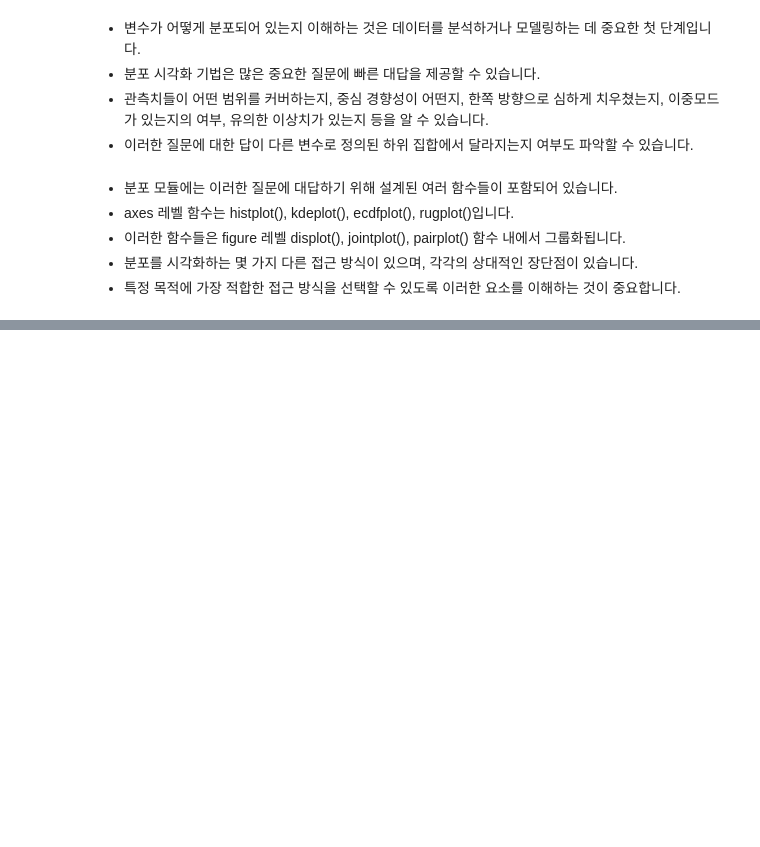
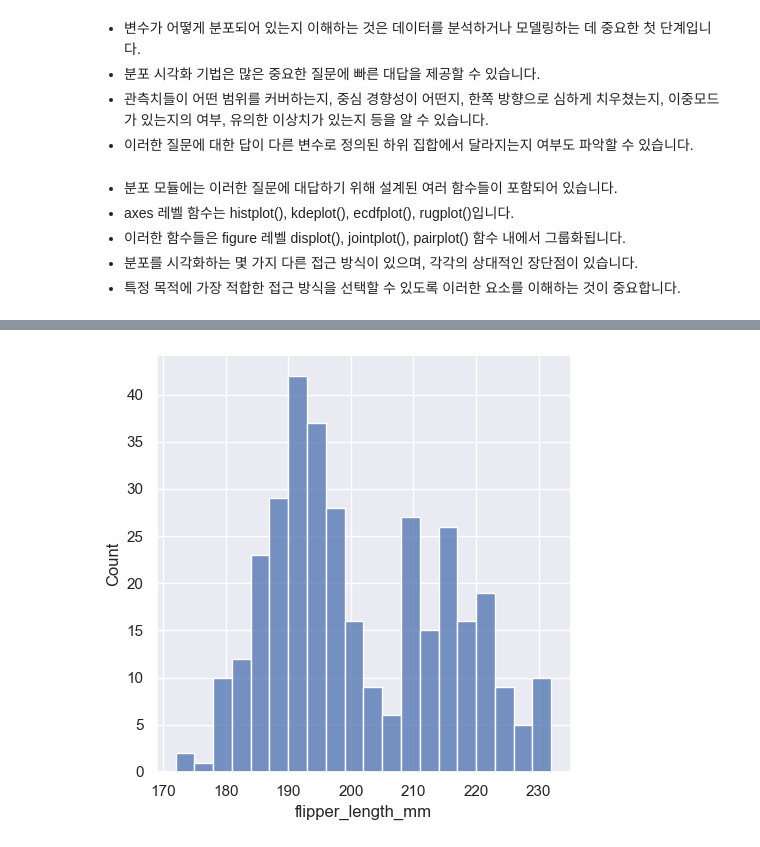
Before and after one commit to kinghy00/Seaborn-Tutorial, a Jupyter notebook: Visualizing_distributions_of_data.ipynb, the cells around one changed output, grey strips where cells are left out. Cells and saved outputs as stored; diff of their text form; code cells hidden in the pictures; blank space fills up the shorter version.

```diff
--- a/Visualizing_distributions_of_data.ipynb
+++ b/Visualizing_distributions_of_data.ipynb
@@ -13,0 +55,4 @@
+# %%
+sns.displot(penguins, x="flipper_length_mm", binwidth=3);
+# %% [output]
+[figure, added]
```
Also changed, not shown: parts of 38 cells of this notebook.
